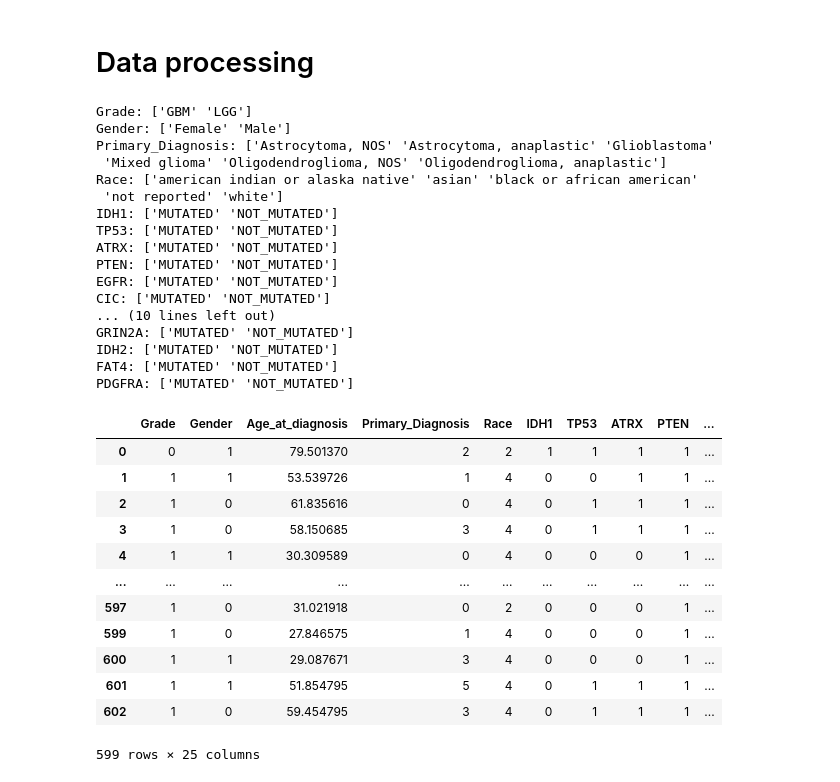
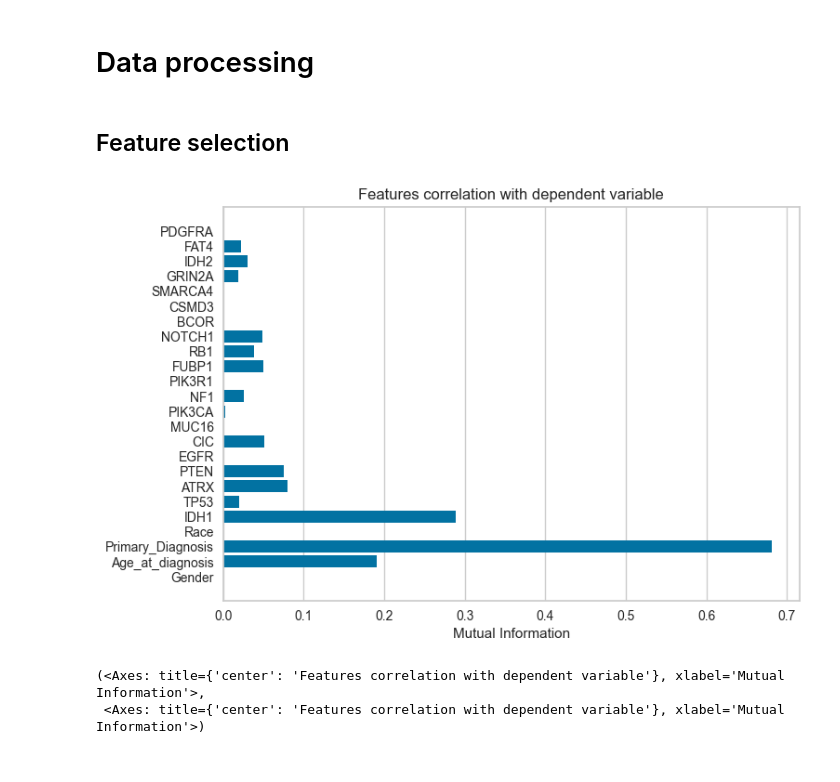
Before and after one commit to Vladislav-Kanev/glioma_data_analysis_competition, a Jupyter notebook: report.ipynb, the cells around one changed output. Saved outputs shown, nothing was run; the diff lists cells and outputs as text; code cells hidden in the pictures.

Commit message:
feature selection

```diff
--- a/report.ipynb
+++ b/report.ipynb
@@ -55,38 +56,15 @@ data_processing['Age_at_diagnosis'] = convert_age(data_processing['Age_at_diagno
 data_processing = data_processing.dropna(axis=0)
 
 object_columns = list(data_processing.select_dtypes(include='object').columns)
-data_processing = encode_dataset(data_processing, columns=object_columns, verbose=True)
+data_processing = encode_dataset(data_processing, columns=object_columns, verbose=False)
-# %% [output]
-Grade: ['GBM' 'LGG']
-Gender: ['Female' 'Male']
-Primary_Diagnosis: ['Astrocytoma, NOS' 'Astrocytoma, anaplastic' 'Glioblastoma'
- 'Mixed glioma' 'Oligodendroglioma, NOS' 'Oligodendroglioma, anaplastic']
-Race: ['american indian or alaska native' 'asian' 'black or african american'
- 'not reported' 'white']
-IDH1: ['MUTATED' 'NOT_MUTATED']
-TP53: ['MUTATED' 'NOT_MUTATED']
-ATRX: ['MUTATED' 'NOT_MUTATED']
-PTEN: ['MUTATED' 'NOT_MUTATED']
-EGFR: ['MUTATED' 'NOT_MUTATED']
-CIC: ['MUTATED' 'NOT_MUTATED']
-... (10 lines left out)
-GRIN2A: ['MUTATED' 'NOT_MUTATED']
-IDH2: ['MUTATED' 'NOT_MUTATED']
-FAT4: ['MUTATED' 'NOT_MUTATED']
-PDGFRA: ['MUTATED' 'NOT_MUTATED']
-# %%
-data_processing
-# %% [output]
-|  | Grade | Gender | Age_at_diagnosis | Primary_Diagnosis | Race | IDH1 | TP53 | ATRX | PTEN | ... |
-| 0 | 0 | 1 | 79.501370 | 2 | 2 | 1 | 1 | 1 | 1 | ... |
-| 1 | 1 | 1 | 53.539726 | 1 | 4 | 0 | 0 | 1 | 1 | ... |
-| 2 | 1 | 0 | 61.835616 | 0 | 4 | 0 | 1 | 1 | 1 | ... |
-| 3 | 1 | 0 | 58.150685 | 3 | 4 | 0 | 1 | 1 | 1 | ... |
-| 4 | 1 | 1 | 30.309589 | 0 | 4 | 0 | 0 | 0 | 1 | ... |
-| ... | ... | ... | ... | ... | ... | ... | ... | ... | ... | ... |
-| 597 | 1 | 0 | 31.021918 | 0 | 2 | 0 | 0 | 0 | 1 | ... |
-| 599 | 1 | 0 | 27.846575 | 1 | 4 | 0 | 0 | 0 | 1 | ... |
-| 600 | 1 | 1 | 29.087671 | 3 | 4 | 0 | 0 | 0 | 1 | ... |
-| 601 | 1 | 1 | 51.854795 | 5 | 4 | 0 | 1 | 1 | 1 | ... |
-| 602 | 1 | 0 | 59.454795 | 3 | 4 | 0 | 1 | 1 | 1 | ... |
-599 rows × 25 columns
+# %% [markdown]
+## Feature selection
+# %%
+training_data, target = data_processing.drop(['Grade'], axis=1), data_processing['Grade']
+visualizer = FeatureCorrelation(labels=training_data.columns, method='mutual_info-classification')
+visualizer.fit(normalize_dataset(training_data), target)
+visualizer.show()
+# %% [output]
+[figure, added]
+(<Axes: title={'center': 'Features correlation with dependent variable'}, xlabel='Mutual Information'>,
+ <Axes: title={'center': 'Features correlation with dependent variable'}, xlabel='Mutual Information'>)
```
Also changed, not shown: parts of 2 cells of this notebook, 2 other files.
